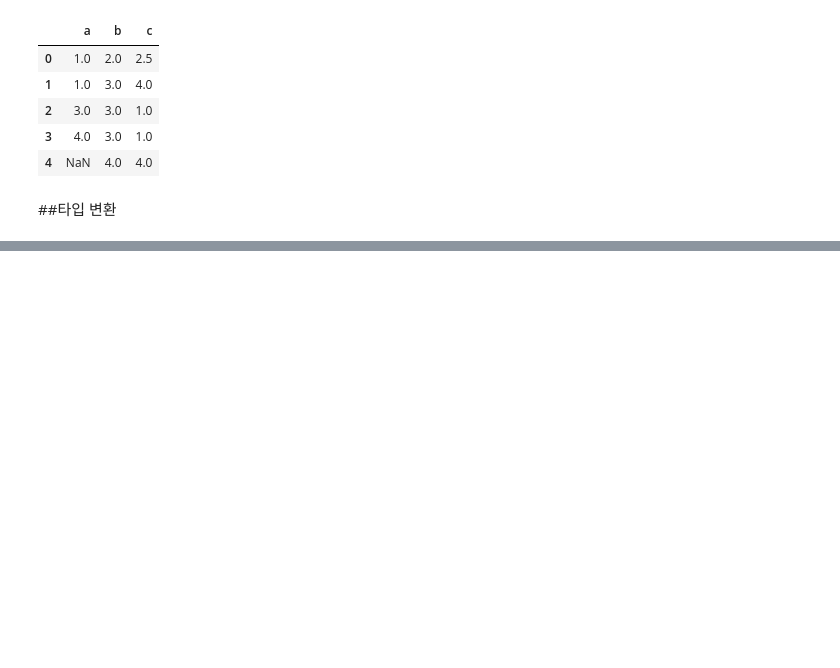
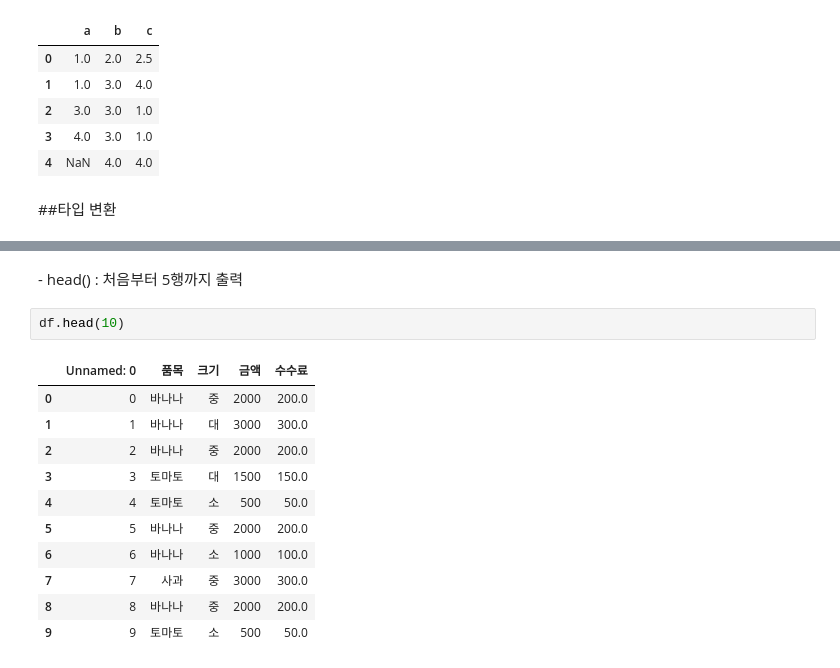
Before and after one commit to ASDFGHoney/PyStudy, a Jupyter notebook: DataProcessing.ipynb, the cells around one changed output, grey strips where cells are left out. Cells and saved outputs as stored; diff of their text form; blank space fills up the shorter version.

```diff
--- a/DataProcessing.ipynb
+++ b/DataProcessing.ipynb
@@ -666,0 +1859,16 @@ df
+# %% [markdown]
+\- head() : 처음부터 5행까지 출력
+# %%
+df.head(10)
+# %% [output]
+|  | Unnamed: 0 | 품목 | 크기 | 금액 | 수수료 |
+| 0 | 0 | 바나나 | 중 | 2000 | 200.0 |
+| 1 | 1 | 바나나 | 대 | 3000 | 300.0 |
+| 2 | 2 | 바나나 | 중 | 2000 | 200.0 |
+| 3 | 3 | 토마토 | 대 | 1500 | 150.0 |
+| 4 | 4 | 토마토 | 소 | 500 | 50.0 |
+| 5 | 5 | 바나나 | 중 | 2000 | 200.0 |
+| 6 | 6 | 바나나 | 소 | 1000 | 100.0 |
+| 7 | 7 | 사과 | 중 | 3000 | 300.0 |
+| 8 | 8 | 바나나 | 중 | 2000 | 200.0 |
+| 9 | 9 | 토마토 | 소 | 500 | 50.0 |
```
Also changed, not shown: parts of 226 cells of this notebook, 1 other file.
